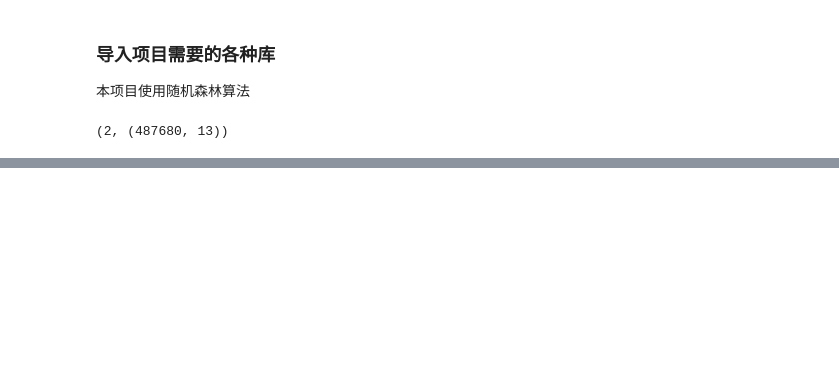
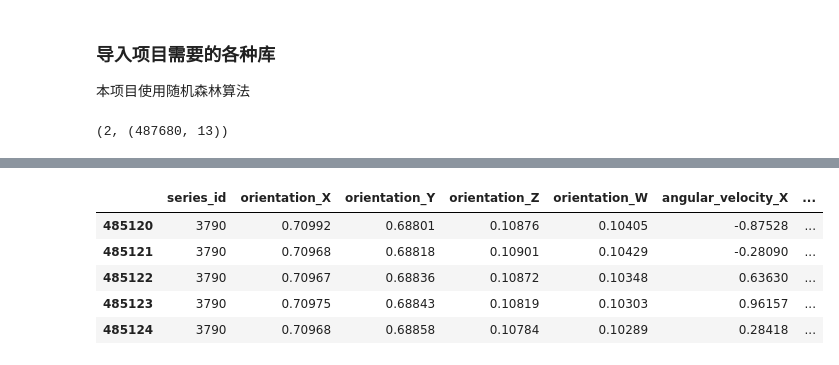
Before and after one commit to Johnson1602/kaggle-help-navigate-robots, a Jupyter notebook: Project 1.ipynb, the cells around one changed output, grey strips where cells are left out. Saved outputs shown, nothing was run; the diff lists cells and outputs as text; code cells hidden in the pictures; blank space fills up the shorter version.

```diff
--- a/Project 1.ipynb
+++ b/Project 1.ipynb
@@ -133,12 +21,0 @@ final_test.head()
-# %%
-# Feature Engineering, we have multiple series_id corresponding to different measurements. We will take single measurement for
-# corresponding series_id. This single measurement will be chosen as max, min, abs, std, mean etc.
-
-columns = ['orientation', 'angular_velocity', 'linear_acceleration']
-for i in columns:
-    if(i == 'orientation'):
-        final_train[i] = final_train[i+'_X'] + final_train[i+'_Y'] + final_train[i+'_Z'] + final_train[i+'_W']
-        final_test[i] = final_test[i+'_X'] + final_test[i+'_Y'] + final_test[i+'_Z'] + final_test[i+'_W']
-    else:
-        final_train[i] = final_train[i+'_X'] + final_train[i+'_Y'] + final_train[i+'_Z']
-        final_test[i] = final_test[i+'_X'] + final_test[i+'_Y'] + final_test[i+'_Z']
@@ -283,0 +124,12 @@ Wall time: 24.2 s
+# %%
+# Feature Engineering, we have multiple series_id corresponding to different measurements. We will take single measurement for
+# corresponding series_id. This single measurement will be chosen as max, min, abs, std, mean etc.
+
+columns = ['orientation', 'angular_velocity', 'linear_acceleration']
+for i in columns:
+    if(i == 'orientation'):
+        X_train[i] = X_train[i+'_X'] + X_train[i+'_Y'] + X_train[i+'_Z'] + X_train[i+'_W']
+        X_test[i] = X_test[i+'_X'] + X_test[i+'_Y'] + X_test[i+'_Z'] + X_test[i+'_W']
+    else:
+        X_train[i] = X_train[i+'_X'] + X_train[i+'_Y'] + X_train[i+'_Z']
+        X_test[i] = X_test[i+'_X'] + X_test[i+'_Y'] + X_test[i+'_Z']
@@ -283,0 +145,9 @@ Wall time: 24.2 s
+# %%
+X_test.head()
+# %% [output]
+|  | series_id | orientation_X | orientation_Y | orientation_Z | orientation_W | angular_velocity_X | ... |
+| 485120 | 3790 | 0.70992 | 0.68801 | 0.10876 | 0.10405 | -0.87528 | ... |
+| 485121 | 3790 | 0.70968 | 0.68818 | 0.10901 | 0.10429 | -0.28090 | ... |
+| 485122 | 3790 | 0.70967 | 0.68836 | 0.10872 | 0.10348 | 0.63630 | ... |
+| 485123 | 3790 | 0.70975 | 0.68843 | 0.10819 | 0.10303 | 0.96157 | ... |
+| 485124 | 3790 | 0.70968 | 0.68858 | 0.10784 | 0.10289 | 0.28418 | ... |
```
Also changed, not shown: parts of 49 cells of this notebook.
